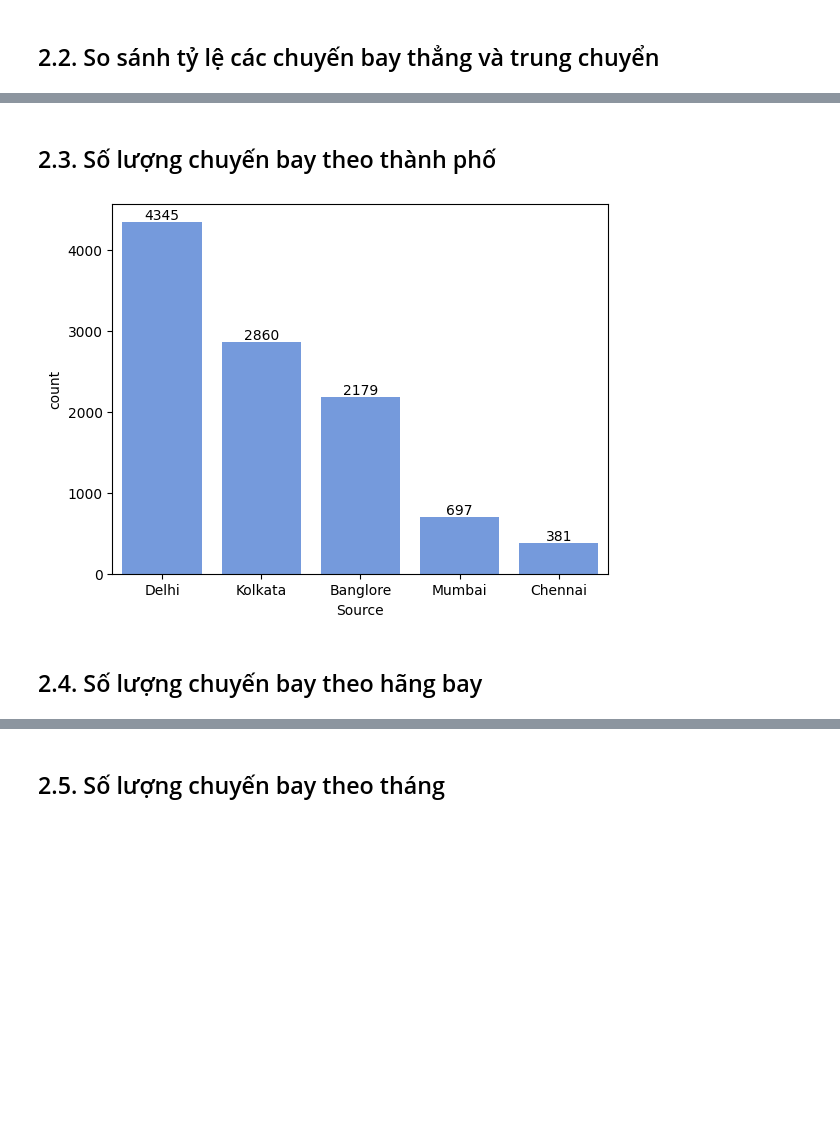
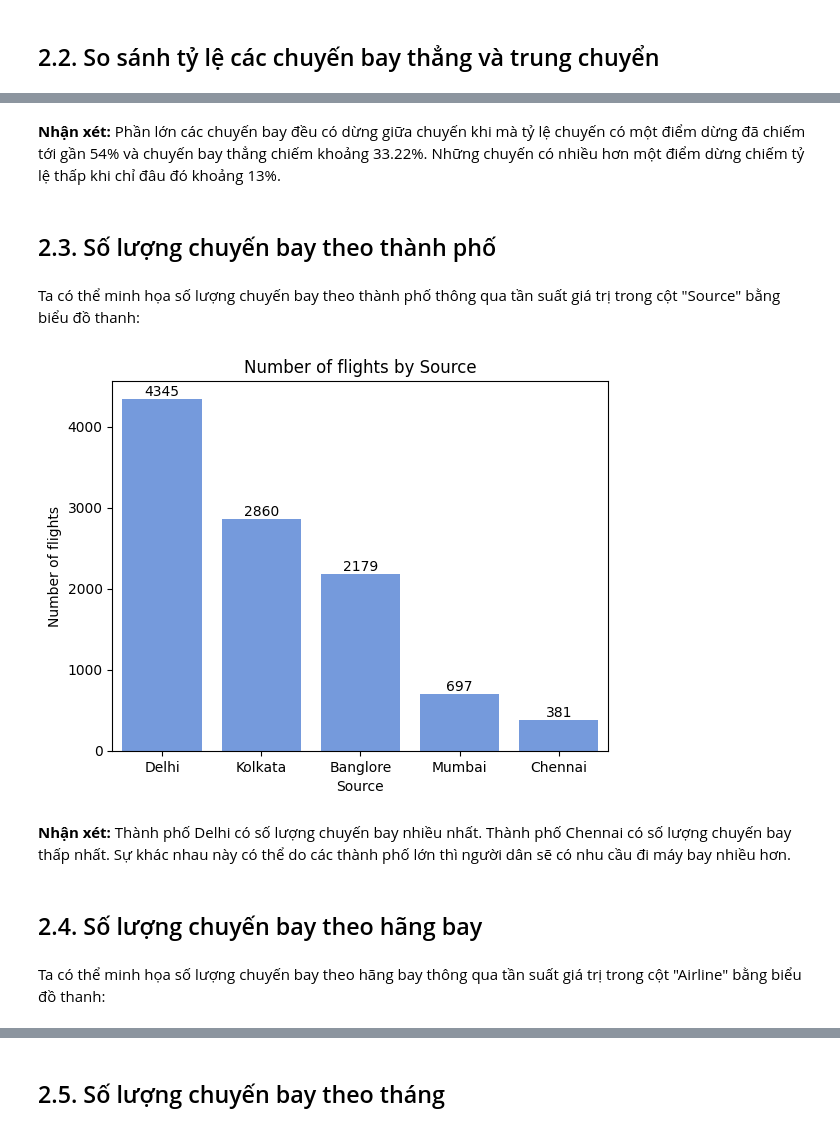
Before and after one commit to QuangHuy54/AppliedDataAnalysis_FinalProject, a Jupyter notebook: 20120497.ipynb, the cells around one changed output, grey strips where cells are left out. Drawn from its saved outputs; the diff is of its cells as text; code cells hidden in the pictures; blank space fills up the shorter version.

```diff
--- a/20120497.ipynb
+++ b/20120497.ipynb
@@ -352,12 +571,22 @@ plt.show()
+# %% [markdown]
+**Nhận xét:** Phần lớn các chuyến bay đều có dừng giữa chuyến khi mà tỷ lệ chuyến có một điểm dừng đã chiếm tới gần 54% và chuyến bay thẳng chiếm khoảng 33.22%. Những chuyến có nhiều hơn một điểm dừng chiếm tỷ lệ thấp khi chỉ đâu đó khoảng 13%.
 # %% [markdown]
 ## 2.3. Số lượng chuyến bay theo thành phố
+# %% [markdown]
+Ta có thể minh họa số lượng chuyến bay theo thành phố thông qua tần suất giá trị trong cột "Source" bằng biểu đồ thanh:
 # %%
-ax=sns.countplot(data=df,x='Source',color="cornflowerblue",order = df['Source'].value_counts().index)
-ax.bar_label(ax.containers[0])
+ax=sns.countplot(data=df,x='Source',color="cornflowerblue",order = df['Source'].value_counts().index) #Plot with sorted order
+ax.bar_label(ax.containers[0]) #Add value
+ax.set(ylabel="Number of flights")
+ax.set(title="Number of flights by Source")
 plt.show()
 # %% [output]
-[figure, old version]
+[figure, new version]
+# %% [markdown]
+**Nhận xét:** Thành phố Delhi có số lượng chuyến bay nhiều nhất. Thành phố Chennai có số lượng chuyến bay thấp nhất. Sự khác nhau này có thể do các thành phố lớn thì người dân sẽ có nhu cầu đi máy bay nhiều hơn.
 # %% [markdown]
 ## 2.4. Số lượng chuyến bay theo hãng bay
+# %% [markdown]
+Ta có thể minh họa số lượng chuyến bay theo hãng bay thông qua tần suất giá trị trong cột "Airline" bằng biểu đồ thanh:
 # %%
 plt.figure(figsize=(10,5))
```
Also changed, not shown: parts of 187 cells of this notebook.
